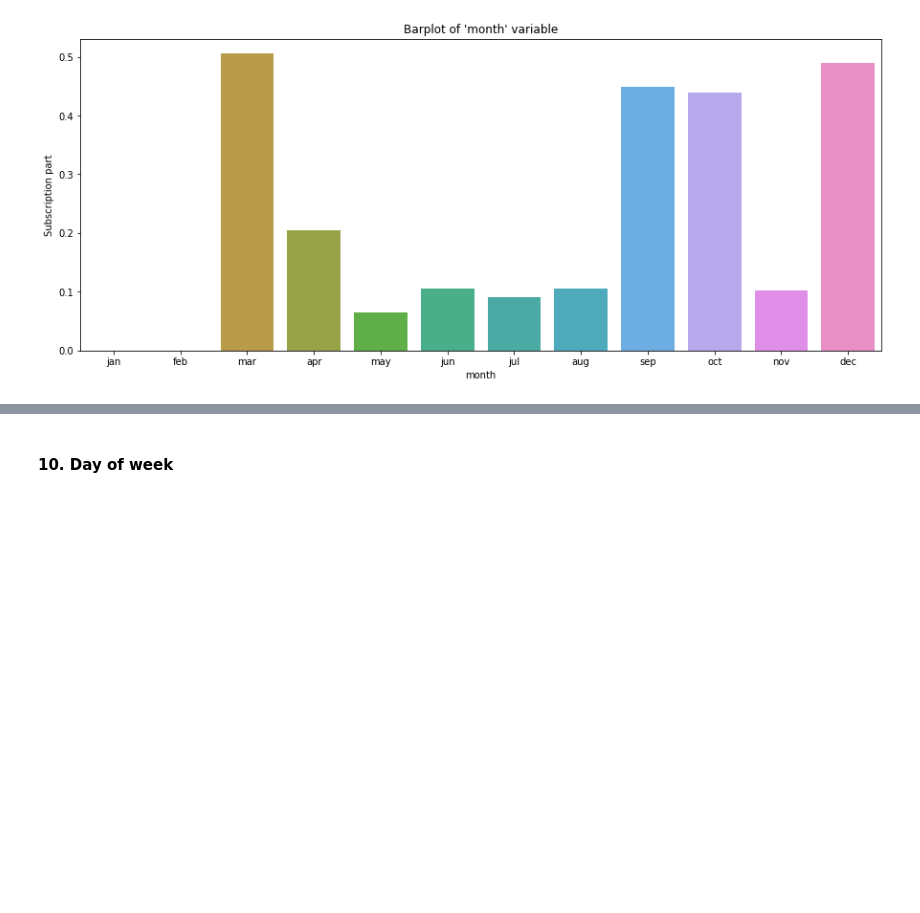
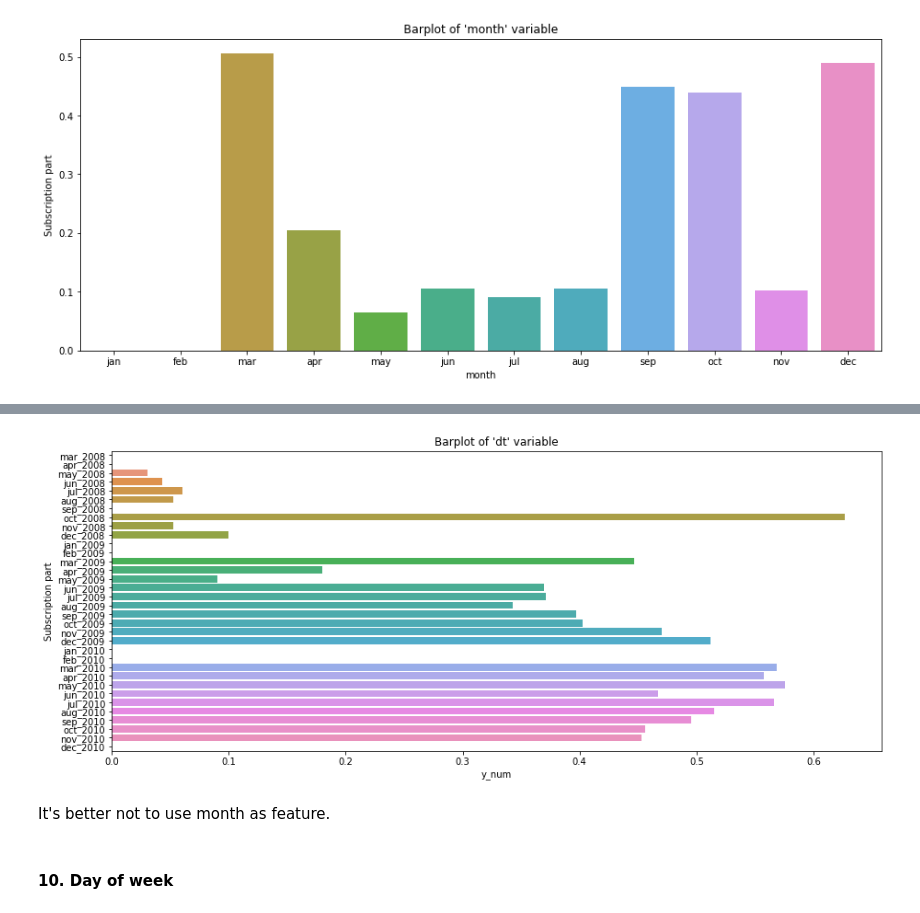
Before and after one commit to yanezh/secret_task, a Jupyter notebook: Task.ipynb, the cells around one changed output, grey strips where cells are left out. Saved outputs shown, nothing was run; the diff lists cells and outputs as text; code cells hidden in the pictures; blank space fills up the shorter version.

```diff
--- a/Task.ipynb
+++ b/Task.ipynb
@@ -36,10 +40,13 @@ def plot_countplot_formated(col, order=None):
     plt.title("Countplot of '%s' variable" % col)
     plt.show()
 # %%
-def plot_barplot_formated(col, order=None):
+def plot_barplot_formated(col, order=None, orient='v'):
     plt.figure(figsize=(15,6))
     tmp_df = data_1[[col, 'y_num']].groupby([col], as_index=False).y_num.mean()
-    sns.barplot(x=tmp_df[col], y=tmp_df.y_num, order=order)
+    if orient=='v':
+        sns.barplot(x=tmp_df[col], y=tmp_df.y_num, order=order)
+    else:
+        sns.barplot(y=tmp_df[col], x=tmp_df.y_num, order=order, orient='h')
     plt.title("Barplot of '%s' variable" % col)
     plt.ylabel('Subscription part')
     plt.show()
@@ -212,3 +241,9 @@ The distribution of months is very strange. It looks like problems with data col
+# %%
+plot_barplot_formated('dt', order=month_order_cv, orient='h')
+# %% [output]
+[figure, added]
+# %% [markdown]
+It's better not to use month as feature.
 # %% [markdown]
 #### 10. Day of week
 # %%
```
Also changed, not shown: parts of 59 cells of this notebook.
